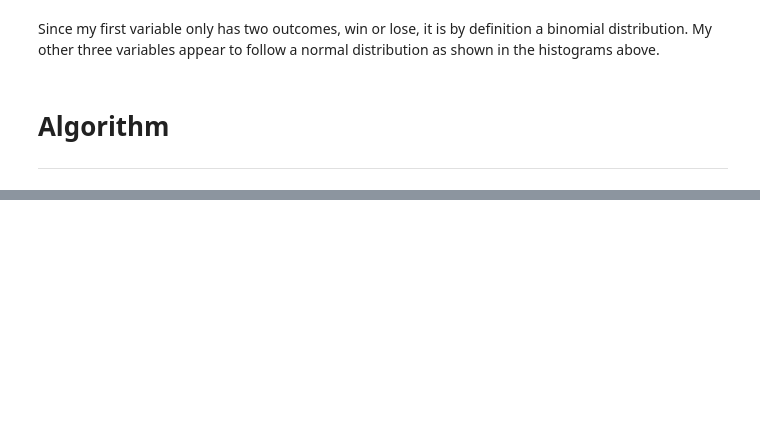
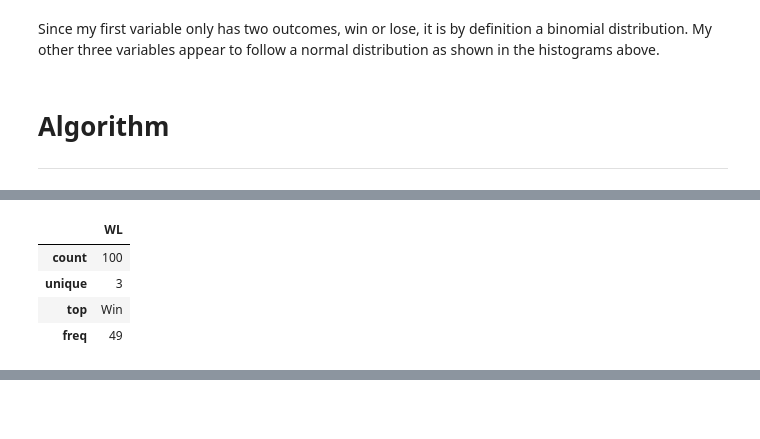
Before and after one commit to pjmeehan/PDA-PROJECT, a Jupyter notebook: PDA Project 2018.ipynb, the cells around one changed output, grey strips where cells are left out. Saved outputs shown, nothing was run; the diff lists cells and outputs as text; code cells hidden in the pictures; blank space fills up the shorter version.

```diff
--- a/PDA Project 2018.ipynb
+++ b/PDA Project 2018.ipynb
@@ -156,0 +218,8 @@ df1=pd.DataFrame(myalgo, columns=["WL","GF","GA", "CF"])
+# %%
+df3.describe(include=[np.object])
+# %% [output]
+|  | WL |
+| count | 100 |
+| unique | 3 |
+| top | Win |
+| freq | 49 |
```
Also changed, not shown: parts of 55 cells of this notebook.
